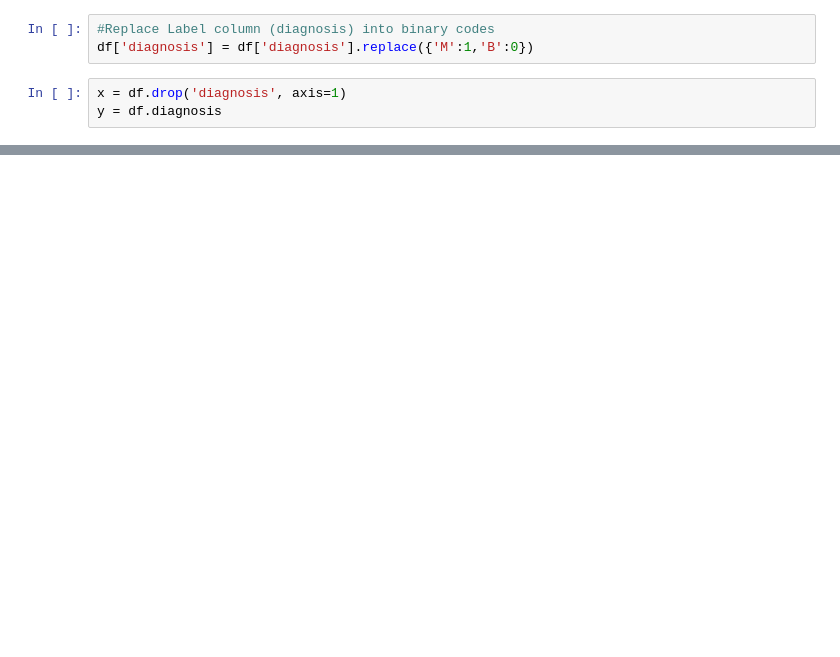
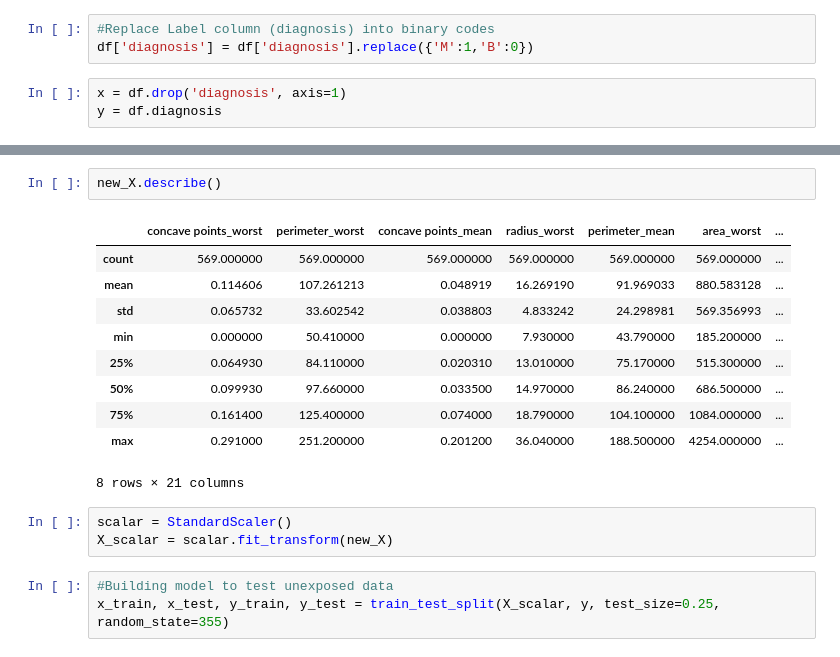
Before and after one commit to nallagondu/DATASCIENCE-practice, a Jupyter notebook: Knn_with_selectKbest.ipynb, the cells around one changed output, grey strips where cells are left out. Cells and saved outputs as stored; diff of their text form; blank space fills up the shorter version.

```diff
--- a/Knn_with_selectKbest.ipynb
+++ b/Knn_with_selectKbest.ipynb
@@ -132,0 +190,19 @@ feature_scores.columns = ['Featuree_name','Score']
+# %%
+new_X.describe()
+# %% [output]
+|  | concave points_worst | perimeter_worst | concave points_mean | radius_worst | perimeter_mean | area_worst | ... |
+| count | 569.000000 | 569.000000 | 569.000000 | 569.000000 | 569.000000 | 569.000000 | ... |
+| mean | 0.114606 | 107.261213 | 0.048919 | 16.269190 | 91.969033 | 880.583128 | ... |
+| std | 0.065732 | 33.602542 | 0.038803 | 4.833242 | 24.298981 | 569.356993 | ... |
+| min | 0.000000 | 50.410000 | 0.000000 | 7.930000 | 43.790000 | 185.200000 | ... |
+| 25% | 0.064930 | 84.110000 | 0.020310 | 13.010000 | 75.170000 | 515.300000 | ... |
+| 50% | 0.099930 | 97.660000 | 0.033500 | 14.970000 | 86.240000 | 686.500000 | ... |
+| 75% | 0.161400 | 125.400000 | 0.074000 | 18.790000 | 104.100000 | 1084.000000 | ... |
+| max | 0.291000 | 251.200000 | 0.201200 | 36.040000 | 188.500000 | 4254.000000 | ... |
+8 rows × 21 columns
+# %%
+scalar = StandardScaler()
+X_scalar = scalar.fit_transform(new_X)
+# %%
+#Building model to test unexposed data
+x_train, x_test, y_train, y_test = train_test_split(X_scalar, y, test_size=0.25, random_state=355)
```
Also changed, not shown: parts of 37 cells of this notebook.
